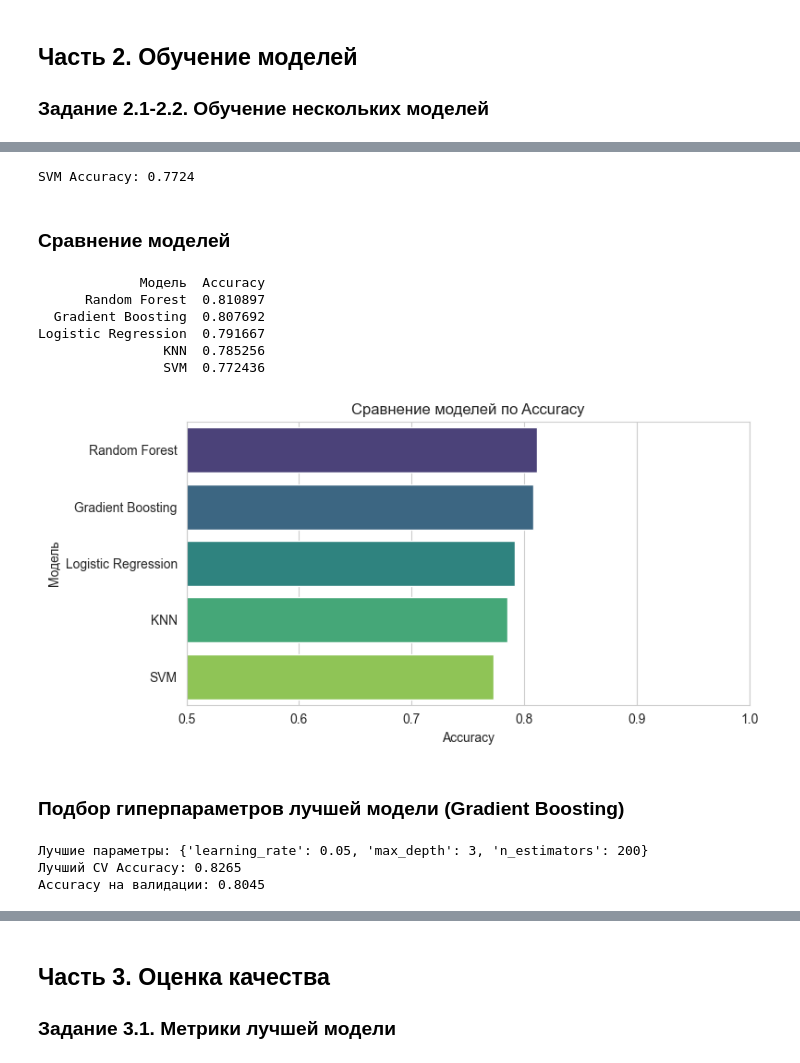
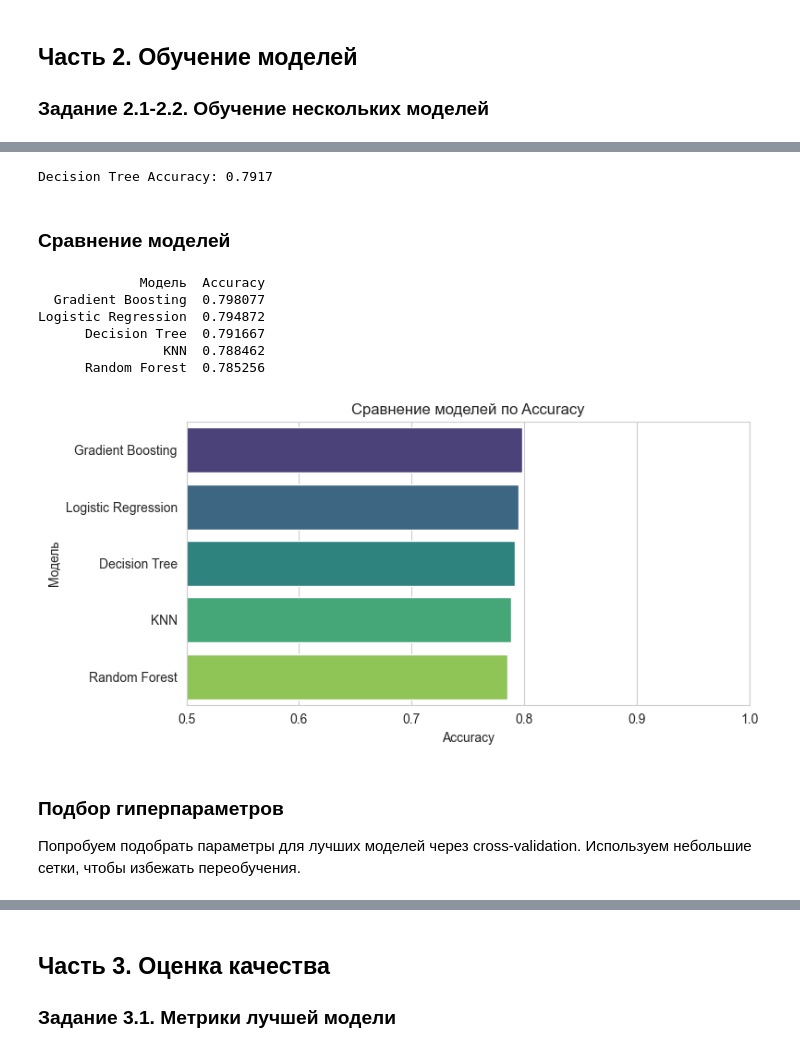
Before and after one commit to klezyk/MFTI, a Jupyter notebook: 4.1 Домашнее задание. Основы машинного обучения/solution.ipynb, the cells around one changed output, grey strips where cells are left out. Saved outputs shown, nothing was run; the diff lists cells and outputs as text; code cells hidden in the pictures.

```diff
--- a/4.1 Домашнее задание. Основы машинного обучения/solution.ipynb
+++ b/4.1 Домашнее задание. Основы машинного обучения/solution.ipynb
@@ -494,6 +507,6 @@ Logistic Regression Accuracy: 0.7917
 # %%
-# Модель 2: Random Forest
-rf = RandomForestClassifier(n_estimators=200, max_depth=10, random_state=RANDOM_STATE)
+# Модель 2: Random Forest (ограничиваем глубину для предотвращения переобучения)
+rf = RandomForestClassifier(n_estimators=100, max_depth=5, random_state=RANDOM_STATE)
 rf.fit(X_train, y_train)
 y_pred_rf = rf.predict(X_val)
 acc_rf = accuracy_score(y_val, y_pred_rf)
@@ -503,6 +516,6 @@ Random Forest Accuracy: 0.8109
 # %%
-# Модель 3: Gradient Boosting
-gb = GradientBoostingClassifier(n_estimators=200, max_depth=4, learning_rate=0.1, random_state=RANDOM_STATE)
+# Модель 3: Gradient Boosting (консервативные параметры)
+gb = GradientBoostingClassifier(n_estimators=100, max_depth=3, learning_rate=0.1, random_state=RANDOM_STATE)
 gb.fit(X_train, y_train)
 y_pred_gb = gb.predict(X_val)
 acc_gb = accuracy_score(y_val, y_pred_gb)
@@ -521,62 +534,40 @@ KNN Accuracy: 0.7853
-# %%
-# Модель 5: SVM
-svm = SVC(kernel='rbf', random_state=RANDOM_STATE)
-svm.fit(X_train_scaled, y_train)
-y_pred_svm = svm.predict(X_val_scaled)
-acc_svm = accuracy_score(y_val, y_pred_svm)
-print(f'SVM Accuracy: {acc_svm:.4f}')
-# %% [output]
-SVM Accuracy: 0.7724
+# %%
+# Модель 5: Decision Tree (простая модель из списка в задании)
+from sklearn.tree import DecisionTreeClassifier
+
+dt = DecisionTreeClassifier(max_depth=5, random_state=RANDOM_STATE)
+dt.fit(X_train, y_train)
+y_pred_dt = dt.predict(X_val)
+acc_dt = accuracy_score(y_val, y_pred_dt)
+print(f'Decision Tree Accuracy: {acc_dt:.4f}')
+# %% [output]
+Decision Tree Accuracy: 0.7917
 # %% [markdown]
 ### Сравнение моделей
 # %%
 results = pd.DataFrame({
-    'Модель': ['Logistic Regression', 'Random Forest', 'Gradient Boosting', 'KNN', 'SVM'],
-    'Accuracy': [acc_lr, acc_rf, acc_gb, acc_knn, acc_svm]
+    'Модель': ['Logistic Regression', 'Random Forest', 'Gradient Boosting', 'KNN', 'Decision Tree'],
+    'Accuracy': [acc_lr, acc_rf, acc_gb, acc_knn, acc_dt]
 }).sort_values('Accuracy', ascending=False).reset_index(drop=True)
 
 print(results.to_string(index=False))
 
 fig, ax = plt.subplots(figsize=(8, 4))
 sns.barplot(data=results, x='Accuracy', y='Модель', ax=ax, palette='viridis')
 ax.set_title('Сравнение моделей по Accuracy')
 ax.set_xlim(0.5, 1.0)
 plt.tight_layout()
 plt.show()
 # %% [output]
              Модель  Accuracy
-      Random Forest  0.810897
-  Gradient Boosting  0.807692
-Logistic Regression  0.791667
-                KNN  0.785256
-                SVM  0.772436
+  Gradient Boosting  0.798077
+Logistic Regression  0.794872
+      Decision Tree  0.791667
+                KNN  0.788462
+      Random Forest  0.785256
-[figure, old version]
+[figure, new version]
-# %% [markdown]
-### Подбор гиперпараметров лучшей модели (Gradient Boosting)
-# %%
-param_grid = {
-    'n_estimators': [100, 200, 300],
-    'max_depth': [3, 4, 5],
-    'learning_rate': [0.05, 0.1, 0.2],
-}
-
-grid_search = GridSearchCV(
-    GradientBoostingClassifier(random_state=RANDOM_STATE),
-    param_grid,
-    cv=5,
-    scoring='accuracy',
-    n_jobs=-1
-)
-grid_search.fit(X_train, y_train)
-
-print(f'Лучшие параметры: {grid_search.best_params_}')
-print(f'Лучший CV Accuracy: {grid_search.best_score_:.4f}')
-
-best_model = grid_search.best_estimator_
-y_pred_best = best_model.predict(X_val)
-acc_best = accuracy_score(y_val, y_pred_best)
-print(f'Accuracy на валидации: {acc_best:.4f}')
-# %% [output]
-Лучшие параметры: {'learning_rate': 0.05, 'max_depth': 3, 'n_estimators': 200}
-Лучший CV Accuracy: 0.8265
-Accuracy на валидации: 0.8045
+# %% [markdown]
+### Подбор гиперпараметров
+
+Попробуем подобрать параметры для лучших моделей через cross-validation.
+Используем небольшие сетки, чтобы избежать переобучения.
```
Also changed, not shown: parts of 19 cells of this notebook, 1 other file.
